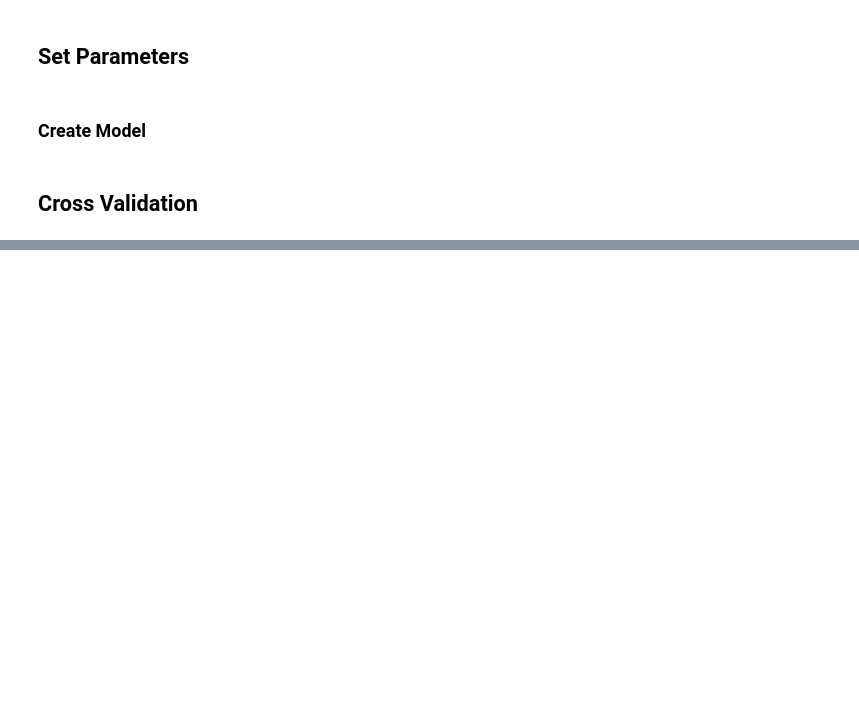
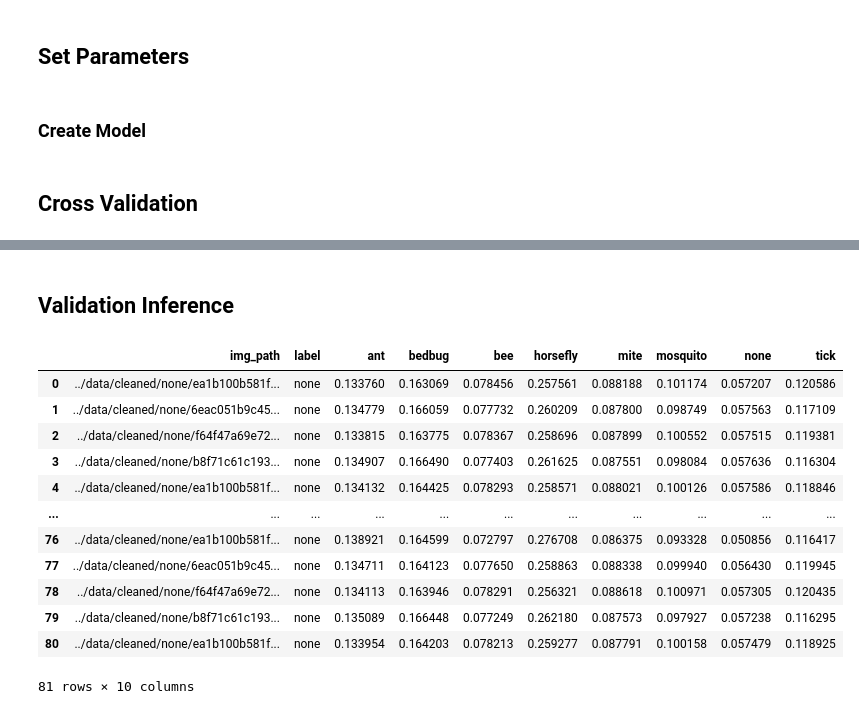
Before and after one commit to TheNerdyCat/bite-me, a Jupyter notebook: notebooks/3_train.ipynb, the cells around one changed output, grey strips where cells are left out. Saved outputs shown, nothing was run; the diff lists cells and outputs as text; code cells hidden in the pictures; blank space fills up the shorter version.

```diff
--- a/notebooks/3_train.ipynb
+++ b/notebooks/3_train.ipynb
@@ -222,7 +222,7 @@ class CoolSystem(pl.LightningModule):
         self.optimizer = torch.optim.Adam(
             self.parameters(), lr=0.001, betas=(0.9, 0.999), eps=1e-08, weight_decay=0
         )
-        self.scheduler = WarmRestart(self.optimizer, T_max=10, T_mult=3, eta_min=1e-5)
+        self.scheduler = WarmRestart(self.optimizer, T_max=2, T_mult=3, eta_min=1e-5)
         return [self.optimizer], [self.scheduler]
 
     def training_step(self, batch, batch_idx):
@@ -443,0 +444,2 @@ Epoch 00045: early stopping triggered.
+# %% [markdown]
+## Validation Inference
@@ -443,0 +544,16 @@ Epoch 00045: early stopping triggered.
+# %%
+scores_df
+# %% [output]
+|  | img_path | label | ant | bedbug | bee | horsefly | mite | mosquito | none | tick |
+| 0 | ../data/cleaned/none/ea1b100b581f... | none | 0.133760 | 0.163069 | 0.078456 | 0.257561 | 0.088188 | 0.101174 | 0.057207 | 0.120586 |
+| 1 | ../data/cleaned/none/6eac051b9c45... | none | 0.134779 | 0.166059 | 0.077732 | 0.260209 | 0.087800 | 0.098749 | 0.057563 | 0.117109 |
+| 2 | ../data/cleaned/none/f64f47a69e72... | none | 0.133815 | 0.163775 | 0.078367 | 0.258696 | 0.087899 | 0.100552 | 0.057515 | 0.119381 |
+| 3 | ../data/cleaned/none/b8f71c61c193... | none | 0.134907 | 0.166490 | 0.077403 | 0.261625 | 0.087551 | 0.098084 | 0.057636 | 0.116304 |
+| 4 | ../data/cleaned/none/ea1b100b581f... | none | 0.134132 | 0.164425 | 0.078293 | 0.258571 | 0.088021 | 0.100126 | 0.057586 | 0.118846 |
+| ... | ... | ... | ... | ... | ... | ... | ... | ... | ... | ... |
+| 76 | ../data/cleaned/none/ea1b100b581f... | none | 0.138921 | 0.164599 | 0.072797 | 0.276708 | 0.086375 | 0.093328 | 0.050856 | 0.116417 |
+| 77 | ../data/cleaned/none/6eac051b9c45... | none | 0.134711 | 0.164123 | 0.077650 | 0.258863 | 0.088338 | 0.099940 | 0.056430 | 0.119945 |
+| 78 | ../data/cleaned/none/f64f47a69e72... | none | 0.134113 | 0.163946 | 0.078291 | 0.256321 | 0.088618 | 0.100971 | 0.057305 | 0.120435 |
+| 79 | ../data/cleaned/none/b8f71c61c193... | none | 0.135089 | 0.166448 | 0.077249 | 0.262180 | 0.087573 | 0.097927 | 0.057238 | 0.116295 |
+| 80 | ../data/cleaned/none/ea1b100b581f... | none | 0.133954 | 0.164203 | 0.078213 | 0.259277 | 0.087791 | 0.100158 | 0.057479 | 0.118925 |
+81 rows × 10 columns
```
Also changed, not shown: parts of 2 cells of this notebook, 20 other files.
